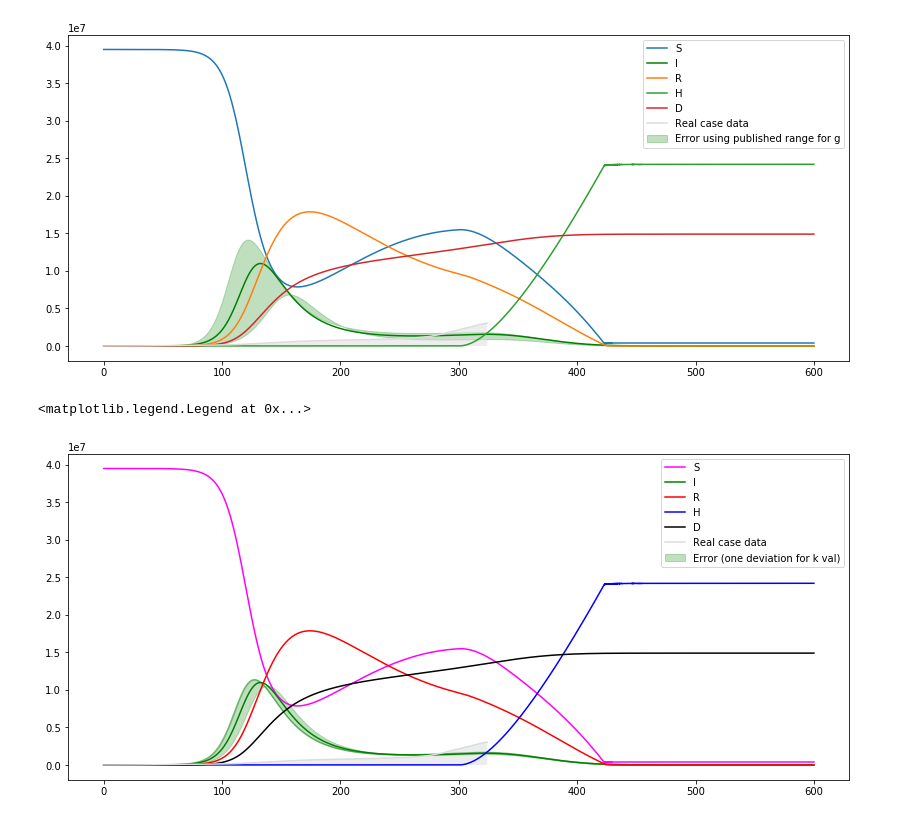
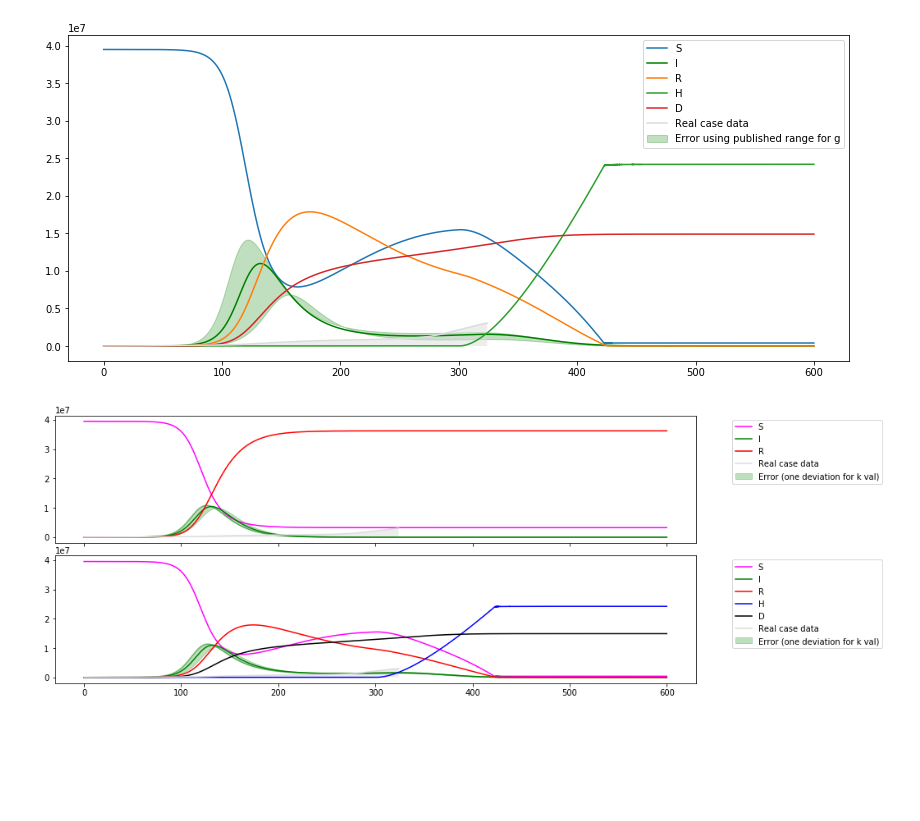
Before and after one commit to rnnisi/Phys128-CovidTracking, a Jupyter notebook: 20210214_Morefigures.ipynb, the cells around one changed output. Saved outputs shown, nothing was run; the diff lists cells and outputs as text; code cells hidden in the pictures; blank space fills up the shorter version.

```diff
--- a/20210214_Morefigures.ipynb
+++ b/20210214_Morefigures.ipynb
@@ -240,6 +244,22 @@ $k_{upper}$ = 0.175
 $k_{upper}$ = 0.165
 
 $k_{actual}$ = 0.17
+# %%
+def SIR(I0, N, k, g, dt, duration):
+    j = int(duration/dt)
+    time_elapsed = 0 # go for duration, iterating by dt
+    I, S, R = np.zeros(j), np.zeros(j), np.zeros(j) # i will iterate and fill these in with values
+    R[0] = g*I0 # set initial values as given.
+    I[0] = I0
+    S[0] = N-1
+    for i in range(1, j): # increment SIR by dt. eg X(t+dt) = X(t) + dX. Log totals in the arrays.
+        dR = g*I[i-1]*dt # get dX values from equation 6
+        dI = ((k/N)*S[i-1]*I[i-1]-g*I[i-1])*dt
+        dS = -(k/N) * S[i-1]*I[i-1]*dt
+        I[i] = I[i-1]+dI  # add increment to last value X(t) to get X(t+dt)
+        R[i] = R[i-1]+dR
+        S[i] = S[i-1]+dS
+    return S, I, R   # return S, I, and R arrays indexed by time.
 # %%
 ### plot with error due to published values of g
 I0 = cases[0]
@@ -282,39 +302,55 @@ axs2.legend()
 # %%
 ### plot with error on k, one standard dev. also using g =1/16, from paper
 I0 = cases[0]
 N = 39.5*10**6 # actual population of CA
 k = 0.17
 
 g_true = 1/16 # from papers (not from data), estimate serial days is 8
 
 v = N * 0.01
 duration = 600
 r = 50
 lag = 300 # from katherine from papers
 A = 0.01
 d = 0.016
 dt = 0.001
 w = 90
-
-fig3, axs3 = plt.subplots()
+plt.rcParams['figure.figsize'] = [14, 6]
+fig3, axs3 = plt.subplots(2, sharex=True, gridspec_kw={'hspace':0.1})
 
 x = np.linspace(0, duration, duration/dt)
 S, I, R, H, D = SIRHD(I0, N, k, g_true, v, lag, r, A, d, w, dt, duration)
 a, i_lower,b ,c, f = SIRHD(I0, N, k_lower, g_true, v, lag, r, A, d, w, dt, duration)
 a, i_upper, b, c, f = SIRHD(I0, N, k_upper, g_true, v, lag, r, A, d, w, dt, duration)
-plt.plot(x, S, label = "S", color = "magenta")
-plt.plot(x, i_lower, color = "green", alpha = 0)
-plt.plot(x, i_upper, color = "green", alpha = 0.5)
-axs3.fill_between(x, i_lower, i_upper, color = "green", alpha = 0.25, label = "Error (one deviation for k val)")
-plt.plot(x, I, label = "I", color = "green")
-plt.plot(x, R, label = "R", color = "red")
-plt.plot(x, H, label = "H", color = "blue")
-plt.plot(x, D, label = "D", color = "black")
+axs3[1].plot(x, S, label = "S", color = "magenta")
+axs3[1].plot(x, i_lower, color = "green", alpha = 0)
+axs3[1].plot(x, i_upper, color = "green", alpha = 0.5)
+axs3[1].fill_between(x, i_lower, i_upper, color = "green", alpha = 0.25, label = "Error (one deviation for k val)")
+axs3[1].plot(x, I, label = "I", color = "green")
+axs3[1].plot(x, R, label = "R", color = "red")
+axs3[1].plot(x, H, label = "H", color = "blue")
+axs3[1].plot(x, D, label = "D", color = "black")
 
 time = np.linspace(0,len(cases), len(cases))
-axs3.plot(time[:len(cases)], cases, label = "Real case data", color = "gainsboro")
-axs3.fill_between(time[:len(cases)], 0, cases, facecolor = "gainsboro", alpha = 0.5)
-axs3.legend()
+axs3[1].plot(time[:len(cases)], cases, label = "Real case data", color = "gainsboro")
+axs3[1].fill_between(time[:len(cases)], 0, cases, facecolor = "gainsboro", alpha = 0.5)
+axs3[1].legend(bbox_to_anchor=(1.05, 1.0), loc='upper left')
+plt.tight_layout()
+
+S, I, R = SIR(I0, N, k, g_true, dt, duration)
+a, i_lower,b = SIR(I0, N, k_lower, g_true, dt, duration)
+a, i_upper, b = SIR(I0, N, k_upper, g_true, dt, duration)
+axs3[0].plot(x, S, label = "S", color = "magenta")
+axs3[0].plot(x, i_lower, color = "green", alpha = 0)
+axs3[0].plot(x, i_upper, color = "green", alpha = 0.5)
+axs3[0].fill_between(x, i_lower, i_upper, color = "green", alpha = 0.25, label = "Error (one deviation for k val)")
+axs3[0].plot(x, I, label = "I", color = "green")
+axs3[0].plot(x, R, label = "R", color = "red")
+
+time = np.linspace(0,len(cases), len(cases))
+axs3[0].plot(time[:len(cases)], cases, label = "Real case data", color = "gainsboro")
+axs3[0].fill_between(time[:len(cases)], 0, cases, facecolor = "gainsboro", alpha = 0.5)
+axs3[0].legend(bbox_to_anchor=(1.05, 1.0), loc='upper left')
+plt.tight_layout()
 # %% [output]
-<matplotlib.legend.Legend at 0x...>
-[figure, old version]
+[figure, new version]
```
Also changed, not shown: parts of 2 cells of this notebook, 5 other files.
